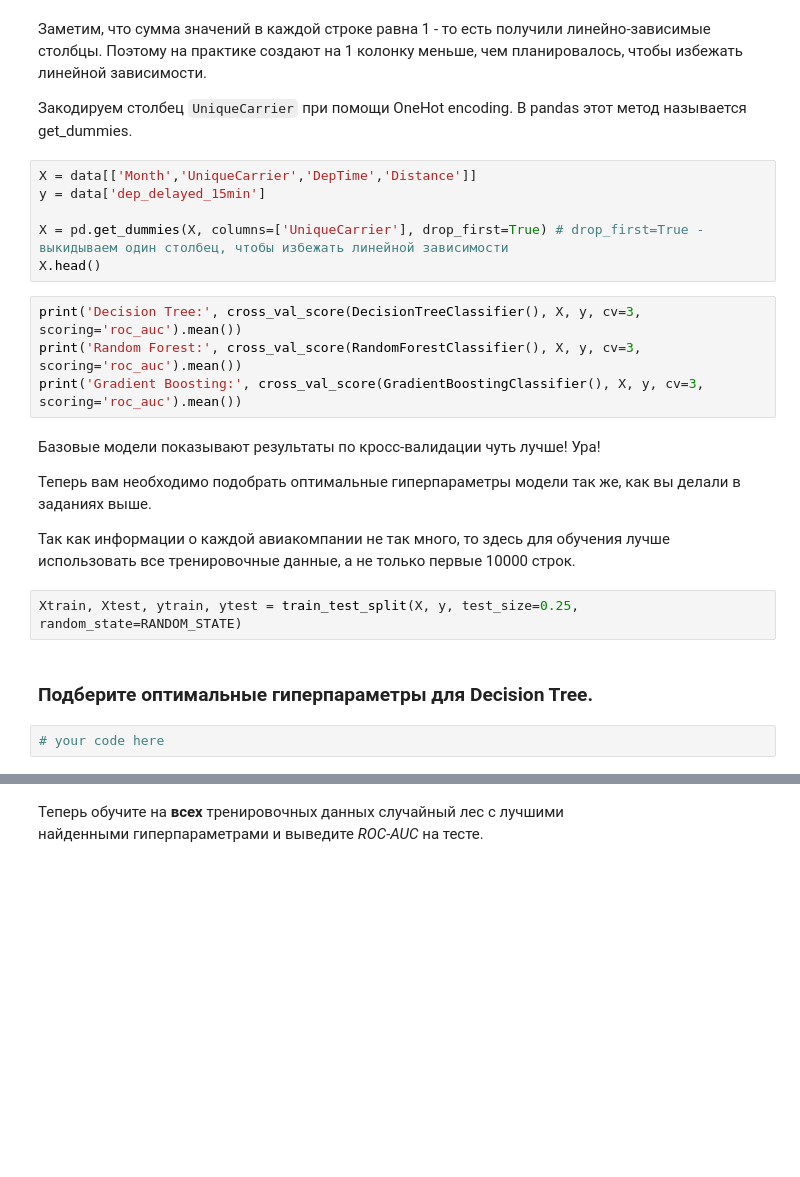
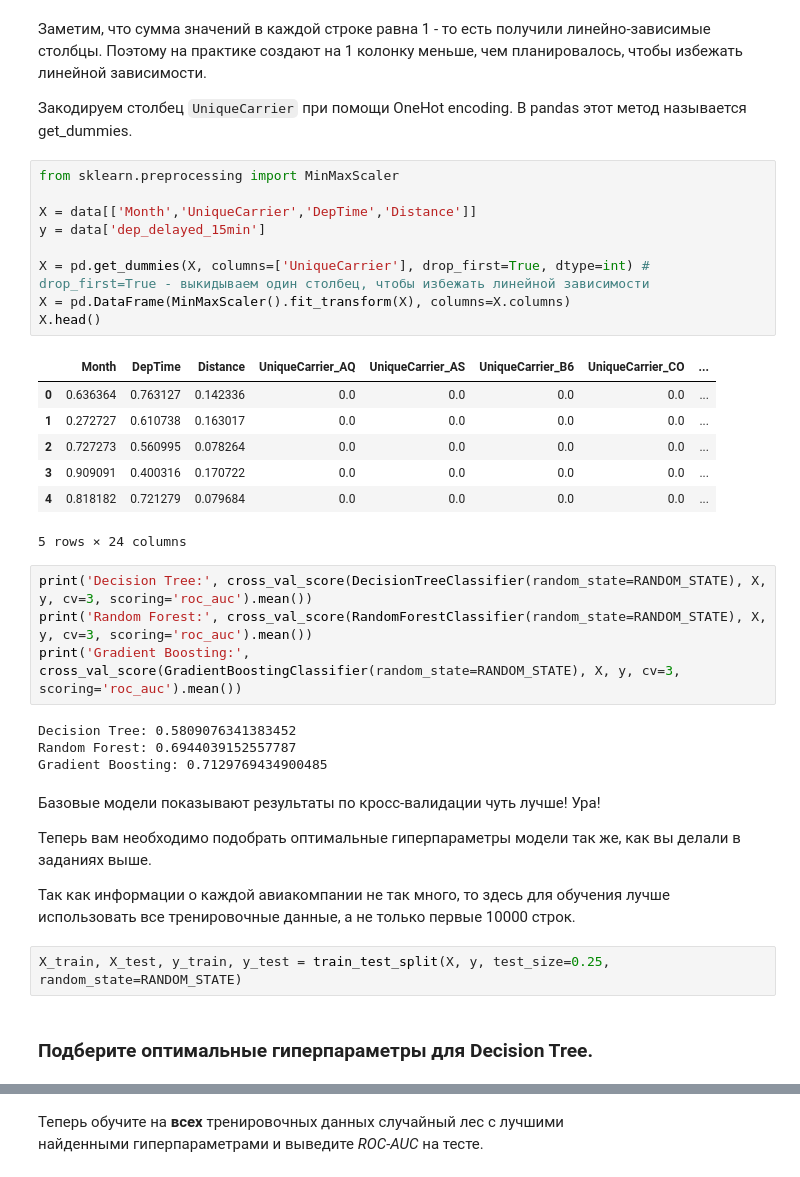
Before and after one commit to looee1q/PracticalML, a Jupyter notebook: Ensembles_task.ipynb, the cells around one changed output, grey strips where cells are left out. Cells and saved outputs as stored; diff of their text form; blank space fills up the shorter version.

```diff
--- a/Ensembles_task.ipynb
+++ b/Ensembles_task.ipynb
@@ -338,15 +383,30 @@ data.groupby('UniqueCarrier').agg({"dep_delayed_15min": ["mean", "count"]})
 
 Закодируем столбец `UniqueCarrier` при помощи OneHot encoding. В pandas этот метод называется get_dummies.
 # %%
+from sklearn.preprocessing import MinMaxScaler
+
 X = data[['Month','UniqueCarrier','DepTime','Distance']]
 y = data['dep_delayed_15min']
 
-X = pd.get_dummies(X, columns=['UniqueCarrier'], drop_first=True) # drop_first=True - выкидываем один столбец, чтобы избежать линейной зависимости
+X = pd.get_dummies(X, columns=['UniqueCarrier'], drop_first=True, dtype=int) # drop_first=True - выкидываем один столбец, чтобы избежать линейной зависимости
+X = pd.DataFrame(MinMaxScaler().fit_transform(X), columns=X.columns)
 X.head()
+# %% [output]
+|  | Month | DepTime | Distance | UniqueCarrier_AQ | UniqueCarrier_AS | UniqueCarrier_B6 | UniqueCarrier_CO | ... |
+| 0 | 0.636364 | 0.763127 | 0.142336 | 0.0 | 0.0 | 0.0 | 0.0 | ... |
+| 1 | 0.272727 | 0.610738 | 0.163017 | 0.0 | 0.0 | 0.0 | 0.0 | ... |
+| 2 | 0.727273 | 0.560995 | 0.078264 | 0.0 | 0.0 | 0.0 | 0.0 | ... |
+| 3 | 0.909091 | 0.400316 | 0.170722 | 0.0 | 0.0 | 0.0 | 0.0 | ... |
+| 4 | 0.818182 | 0.721279 | 0.079684 | 0.0 | 0.0 | 0.0 | 0.0 | ... |
+5 rows × 24 columns
 # %%
-print('Decision Tree:', cross_val_score(DecisionTreeClassifier(), X, y, cv=3, scoring='roc_auc').mean())
-print('Random Forest:', cross_val_score(RandomForestClassifier(), X, y, cv=3, scoring='roc_auc').mean())
-print('Gradient Boosting:', cross_val_score(GradientBoostingClassifier(), X, y, cv=3, scoring='roc_auc').mean())
+print('Decision Tree:', cross_val_score(DecisionTreeClassifier(random_state=RANDOM_STATE), X, y, cv=3, scoring='roc_auc').mean())
+print('Random Forest:', cross_val_score(RandomForestClassifier(random_state=RANDOM_STATE), X, y, cv=3, scoring='roc_auc').mean())
+print('Gradient Boosting:', cross_val_score(GradientBoostingClassifier(random_state=RANDOM_STATE), X, y, cv=3, scoring='roc_auc').mean())
+# %% [output]
+Decision Tree: 0.5809076341383452
+Random Forest: 0.6944039152557787
+Gradient Boosting: 0.7129769434900485
 # %% [markdown]
 Базовые модели показывают результаты по кросс-валидации чуть лучше! Ура!
 
@@ -354,8 +414,6 @@ print('Gradient Boosting:', cross_val_score(GradientBoostingClassifier(), X, y,
 
 Так как информации о каждой авиакомпании не так много, то здесь для обучения лучше использовать все тренировочные данные, а не только первые 10000 строк.
 # %%
-Xtrain, Xtest, ytrain, ytest = train_test_split(X, y, test_size=0.25, random_state=RANDOM_STATE)
+X_train, X_test, y_train, y_test = train_test_split(X, y, test_size=0.25, random_state=RANDOM_STATE)
 # %% [markdown]
 ### Подберите оптимальные гиперпараметры для Decision Tree.
-# %%
-# your code here
```
Also changed, not shown: parts of 18 cells of this notebook.
